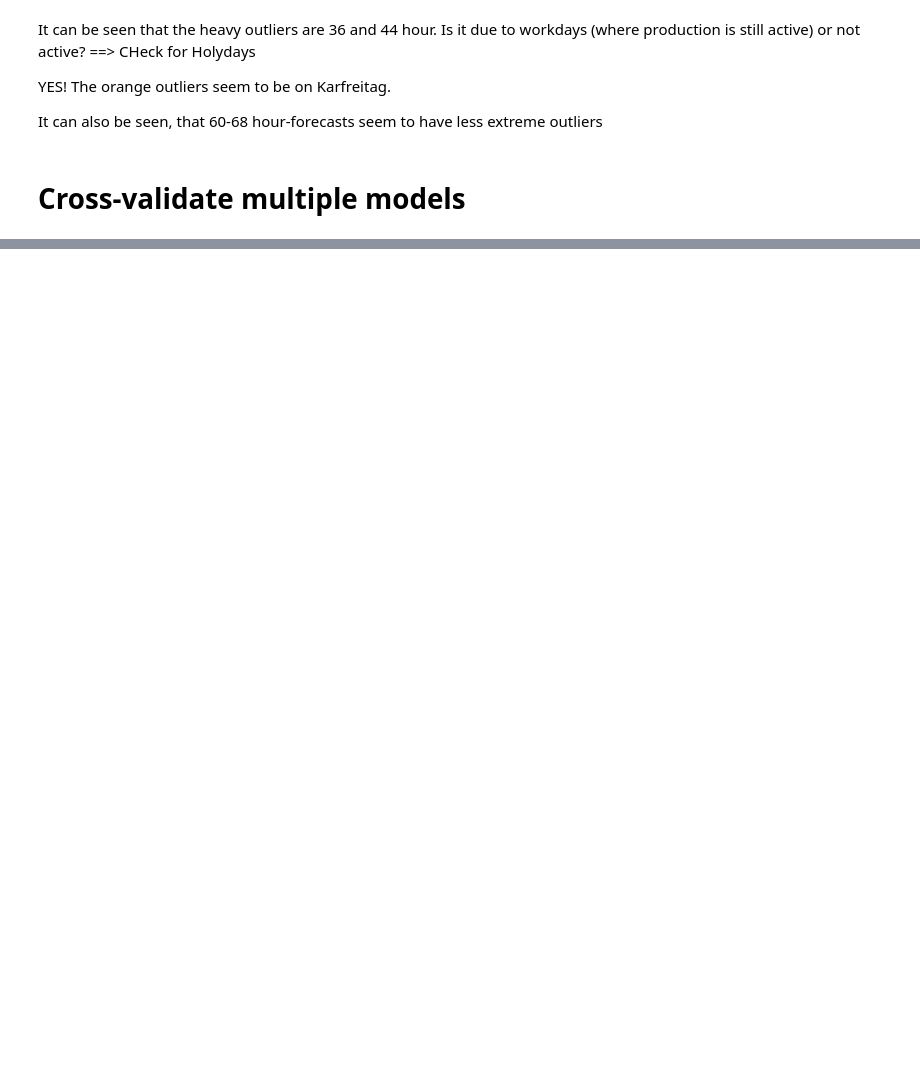
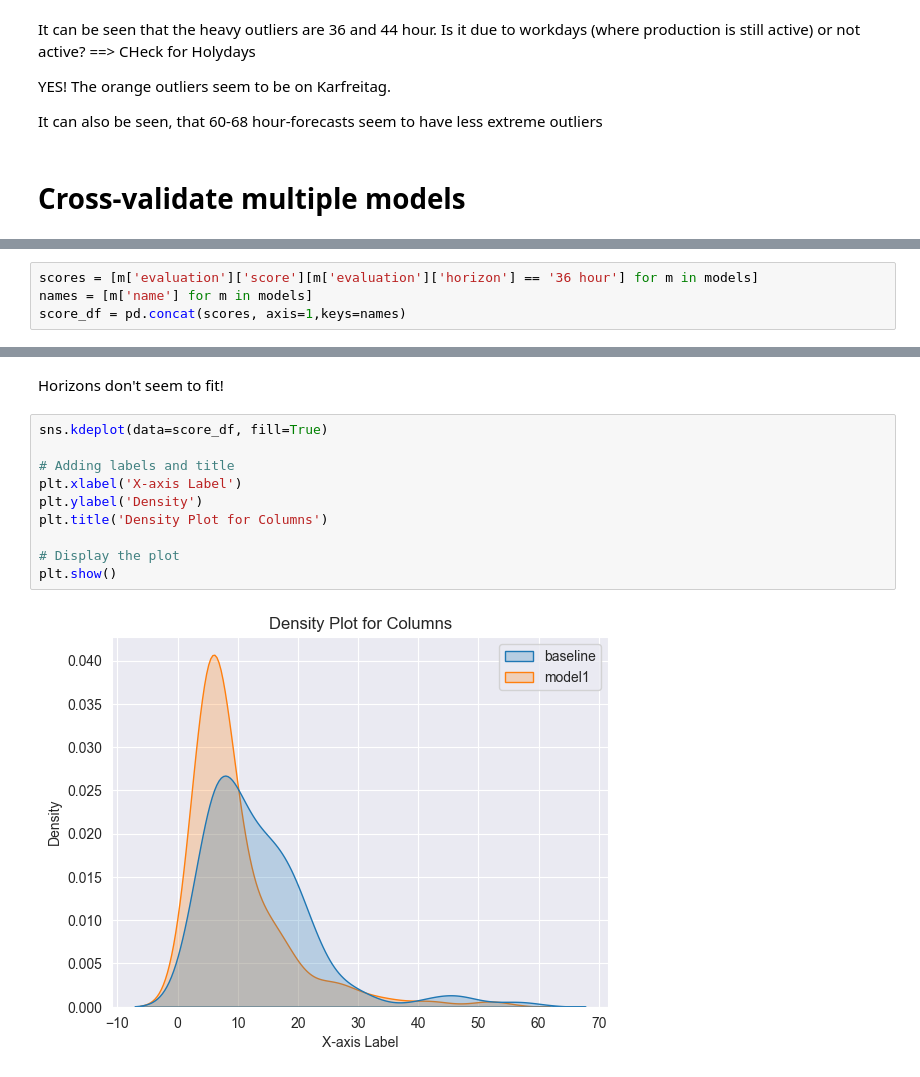
Before and after one commit to EliasKng/PTSFC, a Jupyter notebook: Energy/cross_validation.ipynb, the cells around one changed output, grey strips where cells are left out. Drawn from its saved outputs; the diff is of its cells as text; blank space fills up the shorter version.

Commit message:
cross-evaluation: Evaluate Model1 and Baseline

```diff
--- a/Energy/cross_validation.ipynb
+++ b/Energy/cross_validation.ipynb
@@ -187,0 +215,4 @@ evaluate_models(models, df_cval, last_x=100, weeks=True)
+# %%
+scores = [m['evaluation']['score'][m['evaluation']['horizon'] == '36 hour'] for m in models]
+names = [m['name'] for m in models]
+score_df = pd.concat(scores, axis=1,keys=names)
@@ -187,0 +236,14 @@ evaluate_models(models, df_cval, last_x=100, weeks=True)
+# %% [markdown]
+Horizons don't seem to fit!
+# %%
+sns.kdeplot(data=score_df, fill=True)
+
+# Adding labels and title
+plt.xlabel('X-axis Label')
+plt.ylabel('Density')
+plt.title('Density Plot for Columns')
+
+# Display the plot
+plt.show()
+# %% [output]
+[figure, added]
```
Also changed, not shown: parts of 12 cells of this notebook, 1 other file.
